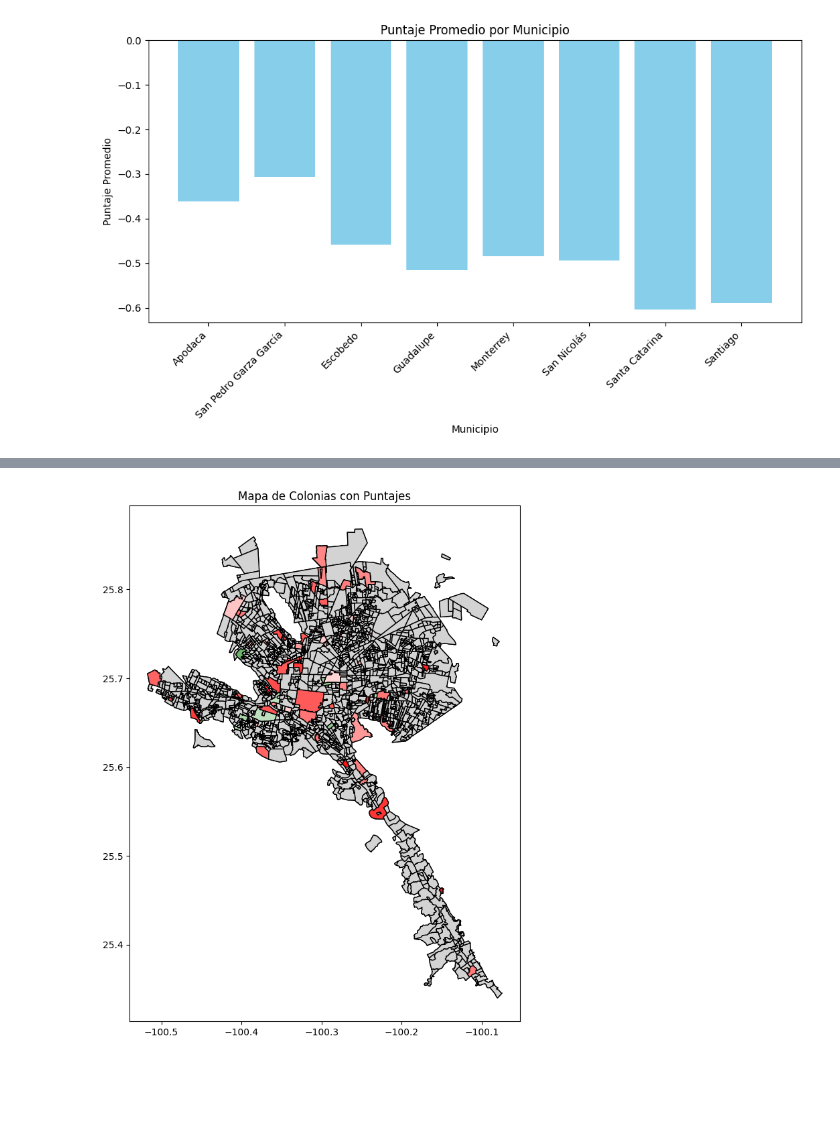
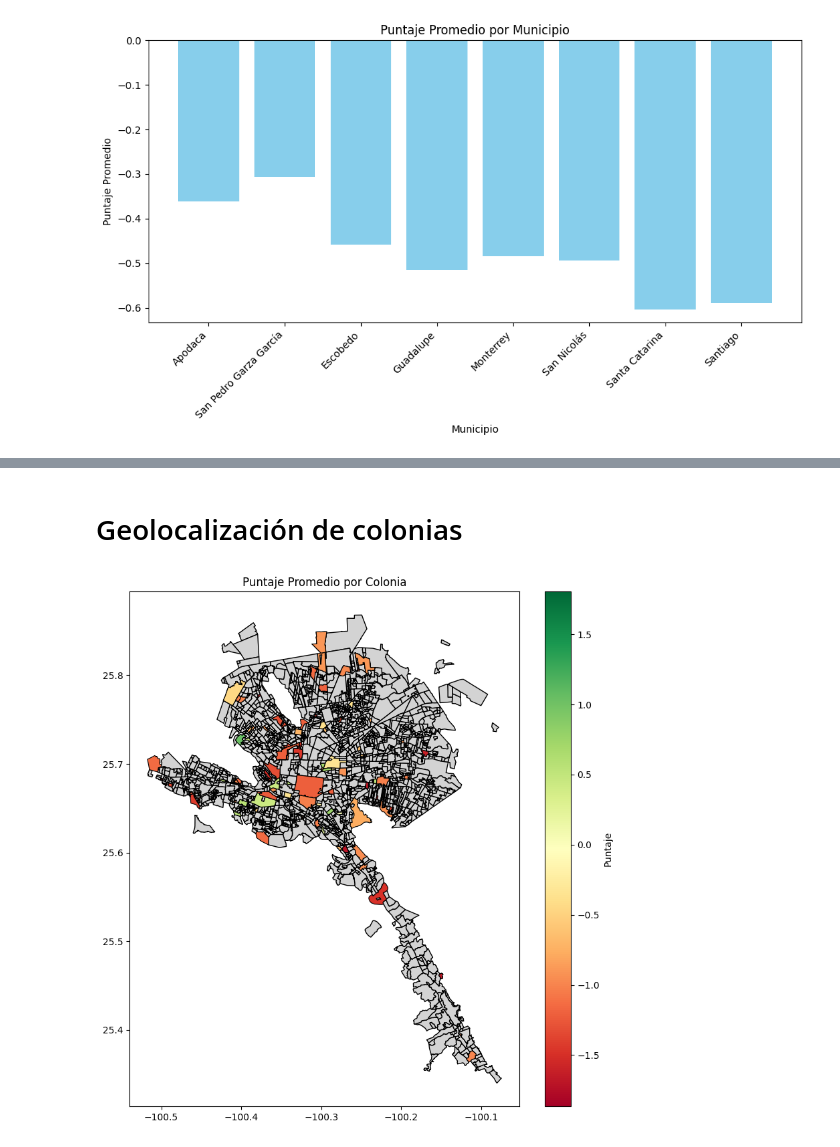
Before and after one commit to danips390/Riesgos_Urbanos_NLP, a Jupyter notebook: geolocalizacion.ipynb, the cells around one changed output, grey strips where cells are left out. Cells and saved outputs as stored; diff of their text form; code cells hidden in the pictures; blank space fills up the shorter version.

Commit message:
Actualización de la geolocalización

```diff
--- a/geolocalizacion.ipynb
+++ b/geolocalizacion.ipynb
@@ -127,45 +94,55 @@ plt.show()
+# %% [markdown]
+# Geolocalización de colonias
 # %%
 import pandas as pd
 import geopandas as gpd
 import matplotlib.pyplot as plt
-import matplotlib.colors as mcolors
+from matplotlib import cm
+from matplotlib.colors import Normalize
 
 # Cargar el archivo shapefile
 shapefile_path = "Colonias/Colonias.shp"
 gdf = gpd.read_file(shapefile_path)
 
 # Cargar el archivo CSV con las colonias y puntajes
 csv_path = "df_con_colonias.csv"
 df = pd.read_csv(csv_path)
+
 # Convertir la columna 'colonia' a mayúsculas
 df['colonia'] = df['colonia'].str.upper()
 
 # Filtrar los municipios y el estado
 municipios = ['APODACA', 'SAN PEDRO GARZA GARCÍA', 'GENERAL ESCOBEDO', 'GUADALUPE', 'MONTERREY', 'SAN NICOLÁS DE LOS GARZA', 'SANTA CATARINA', 'SANTIAGO']
 gdf_filtered = gdf[(gdf['MUN_NAME'].isin(municipios)) & (gdf['ST_NAME'] == 'NUEVO LEON')]
 
-# Hacer merge entre el shapefile y el CSV usando la columna de las colonia
+# Hacer merge entre el shapefile y el CSV usando la columna de las colonias, pero conservando todas las colonias del shapefile
 gdf_filtered = gdf_filtered.merge(df, left_on='SETT_NAME', right_on='colonia', how='left')
 
-# Crear el mapa base con un tono azul claro
-ax = gdf_filtered.plot(color='lightblue', edgecolor='black', figsize=(10, 10))
+# Obtener el puntaje mínimo y máximo del dataset
+vmin = df['Puntaje'].min()
+vmax = df['Puntaje'].max()
 
-# Crear una función que mapee los colores de acuerdo con los puntajes
-def get_color(puntaje):
-    if pd.isna(puntaje):  # Si no hay puntaje, dejar sin color
-        return 'lightgray'
-    cmap = mcolors.LinearSegmentedColormap.from_list('colormap', ['red', 'white', 'green'])
-    norm = mcolors.Normalize(vmin=df['Puntaje'].min(), vmax=df['Puntaje'].max())
-    return cmap(norm(puntaje))
+# Configurar el colormap para que los valores negativos sean rojos y los positivos verdes, y normalizar con los puntajes mínimos y máximos
+norm = Normalize(vmin=vmin, vmax=vmax)
+cmap = cm.get_cmap('RdYlGn')  # Rojo para negativo, verde para positivo
 
-# Aplicar colores a las colonias en función del puntaje
-gdf_filtered['color'] = gdf_filtered['Puntaje'].apply(get_color)
+# Crear el mapa base con un color por defecto para las colonias sin datos (por ejemplo, azul claro)
+fig, ax = plt.subplots(1, 1, figsize=(10, 10))
 
-# Pintar las colonias en el mapa
-gdf_filtered.plot(ax=ax, color=gdf_filtered['color'], edgecolor='black')
+# Pintar primero las colonias sin puntaje con un color de fondo (ejemplo: azul claro)
+gdf_filtered[gdf_filtered['Puntaje'].isna()].plot(ax=ax, color='lightgray', edgecolor='black')
 
-# Añadir título y mostrar el mapa
-plt.title('Mapa de Colonias con Puntajes')
+# Luego pintar las colonias con puntaje usando el colormap
+gdf_filtered[~gdf_filtered['Puntaje'].isna()].plot(column='Puntaje', cmap=cmap, linewidth=0.8, ax=ax, edgecolor='black', norm=norm)
+
+# Añadir la leyenda
+sm = plt.cm.ScalarMappable(cmap=cmap, norm=norm)
+sm.set_array([])  # Crear una leyenda vacía para la colorbar
+cbar = plt.colorbar(sm, ax=ax)
+cbar.set_label('Puntaje')
+
+# Añadir título y mostrar el gráfico
+plt.title('Puntaje Promedio por Colonia')
 plt.show()
 # %% [output]
-[figure, old version]
+[figure, new version]
```
Also changed, not shown: parts of 9 cells of this notebook.
